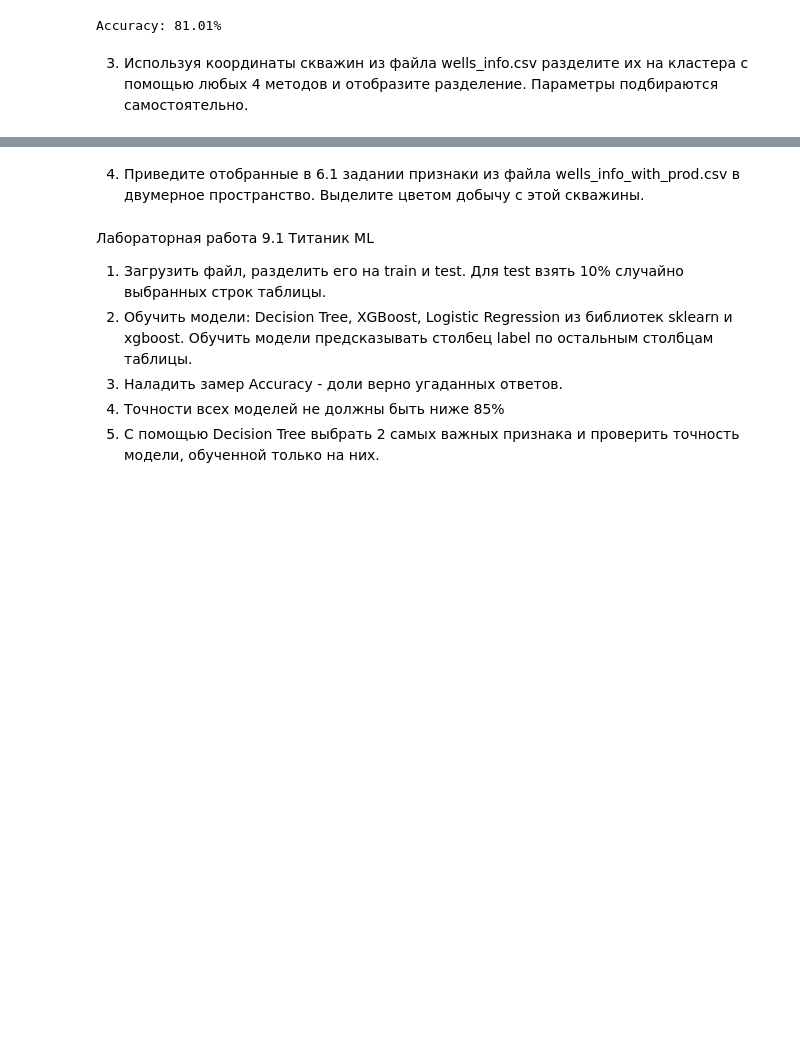
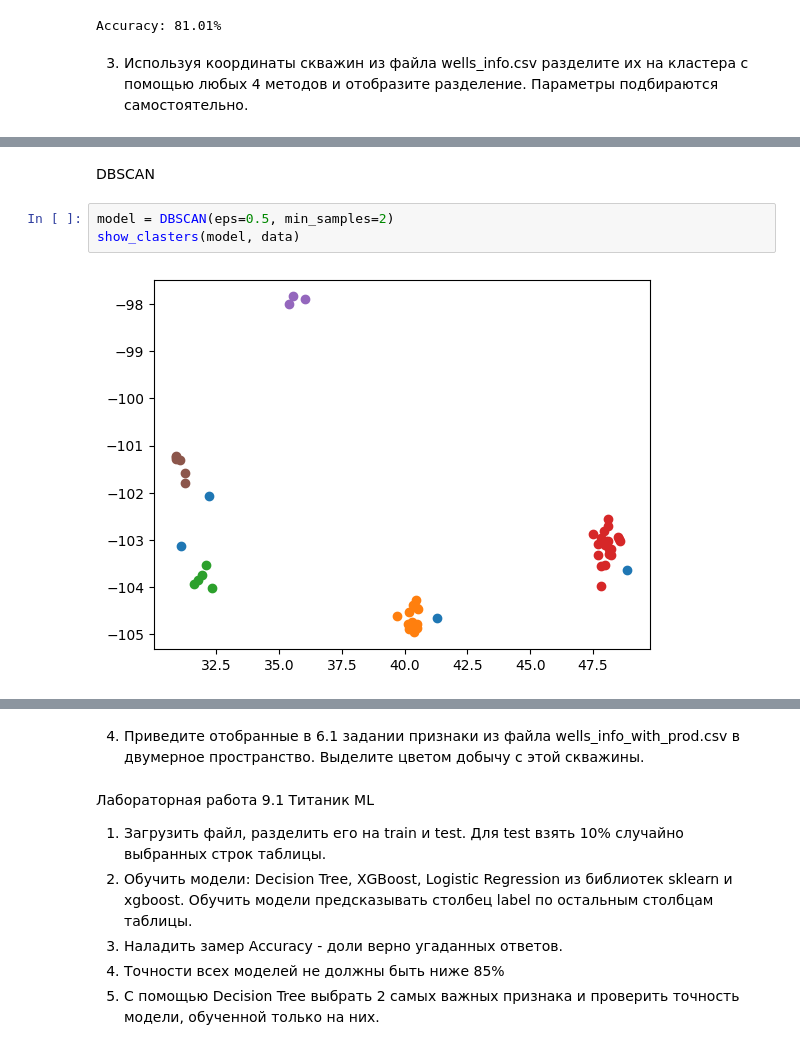
Before and after one commit to Grenka054/dPAK-2, a Jupyter notebook: 9/nineth.ipynb, the cells around one changed output, grey strips where cells are left out. Drawn from its saved outputs; the diff is of its cells as text; blank space fills up the shorter version.

```diff
--- a/9/nineth.ipynb
+++ b/9/nineth.ipynb
@@ -261,0 +290,7 @@ Accuracy: 81.01%
+# %% [markdown]
+DBSCAN
+# %%
+model = DBSCAN(eps=0.5, min_samples=2)
+show_clasters(model, data)
+# %% [output]
+[figure, added]
```
Also changed, not shown: parts of 13 cells of this notebook, 1 other file.
